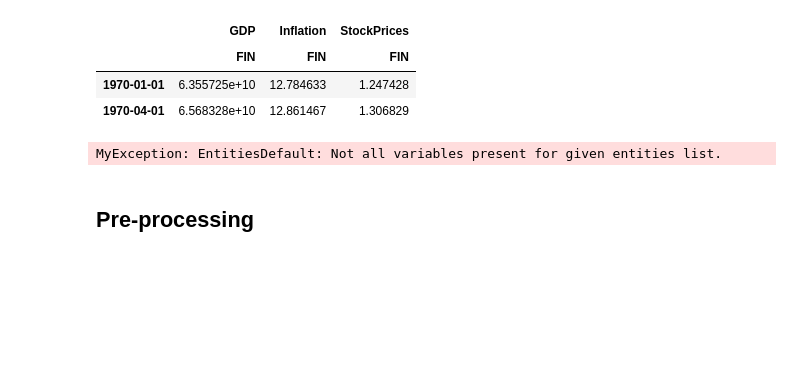
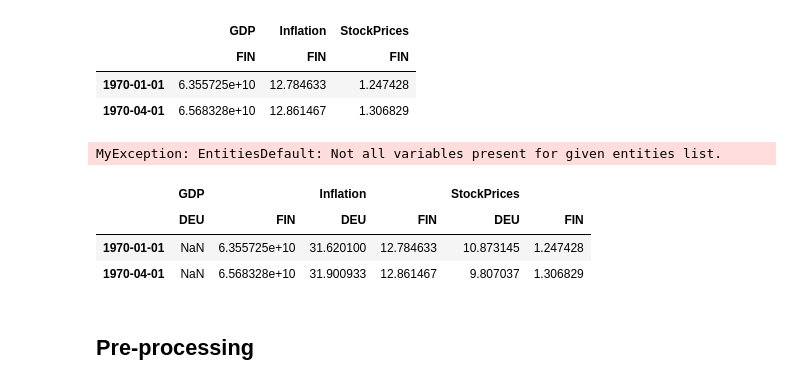
Before and after one commit to vvoutilainen/MTSDataModel, a Jupyter notebook: examples/sample_examples.ipynb, the cells around one changed output. Saved outputs shown, nothing was run; the diff lists cells and outputs as text; code cells hidden in the pictures; blank space fills up the shorter version.

```diff
--- a/examples/sample_examples.ipynb
+++ b/examples/sample_examples.ipynb
@@ -73,6 +72,18 @@ do.GetVariables(['StockPrices','GDP','Inflation'], entities=['FIN']).head(2)
 do.GetVariables(['Credit'])
 # %% [output]
 MyException: EntitiesDefault: Not all variables present for given entities list.
+# %%
+# It is always safest to
+#   - make sure that we are working with full set of variables for each entity
+#   - pass in full entities list to methods
+# Here we will drop AUT from frame as it does not have GDP variable
+do.KeepVariables(variables=['GDP','StockPrices','Inflation'], entities=['FIN','DEU'])
+do.ReturnDf().head(2)
+# %% [output]
+|  | GDP |  | Inflation |  | StockPrices |  |
+|  | DEU | FIN | DEU | FIN | DEU | FIN |
+| 1970-01-01 | NaN | 6.355725e+10 | 31.620100 | 12.784633 | 10.873145 | 1.247428 |
+| 1970-04-01 | NaN | 6.568328e+10 | 31.900933 | 12.861467 | 9.807037 | 1.306829 |
 # %% [markdown]
 ## Pre-processing
 # %% [markdown]
```
Also changed, not shown: parts of 12 cells of this notebook.
